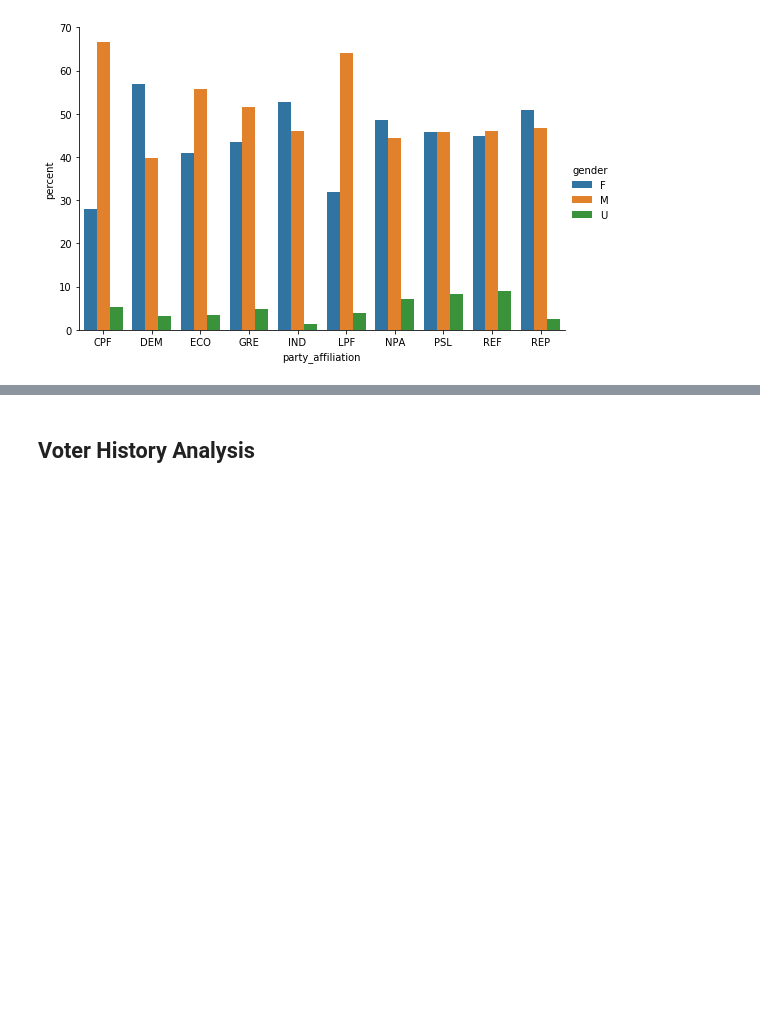
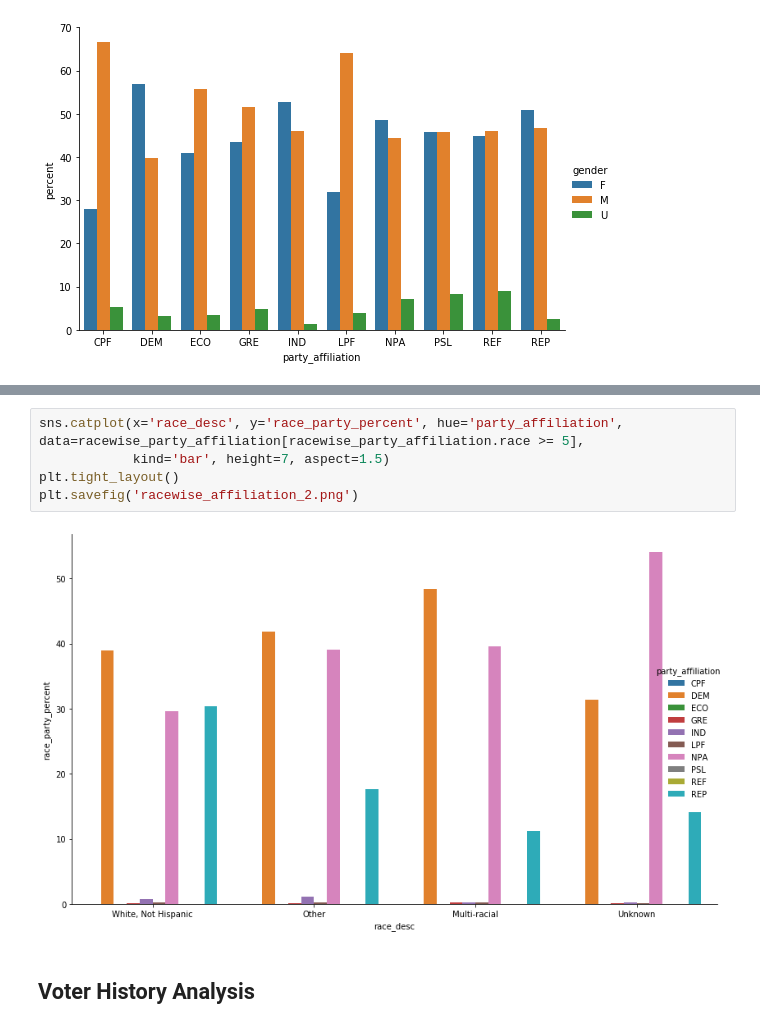
Before and after one commit to ParasAvkirkar/PoliticalPolarizationAndMarriage, a Jupyter notebook: analysis.ipynb, the cells around one changed output, grey strips where cells are left out. Drawn from its saved outputs; the diff is of its cells as text; blank space fills up the shorter version.

```diff
--- a/analysis.ipynb
+++ b/analysis.ipynb
@@ -179,3 +211,10 @@ plt.savefig('party_gender_distribution.png')
+# %%
+sns.catplot(x='race_desc', y='race_party_percent', hue='party_affiliation', data=racewise_party_affiliation[racewise_party_affiliation.race >= 5],
+            kind='bar', height=7, aspect=1.5)
+plt.tight_layout()
+plt.savefig('racewise_affiliation_2.png')
+# %% [output]
+[figure, added]
 # %% [markdown]
 ## Voter History Analysis
 # %%
```
Also changed, not shown: parts of 16 cells of this notebook, 3 other files.
